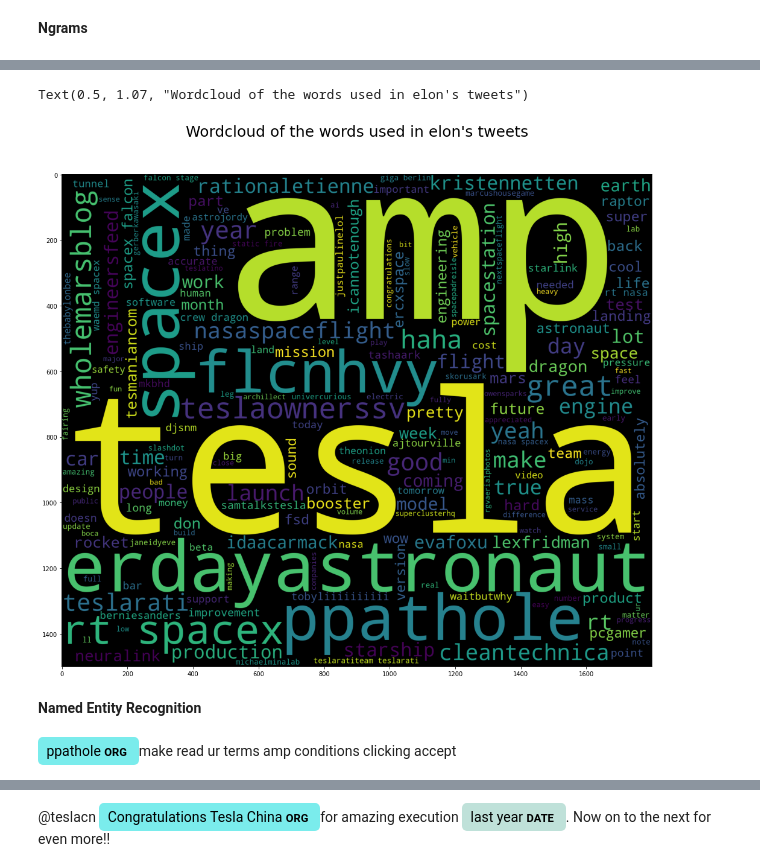
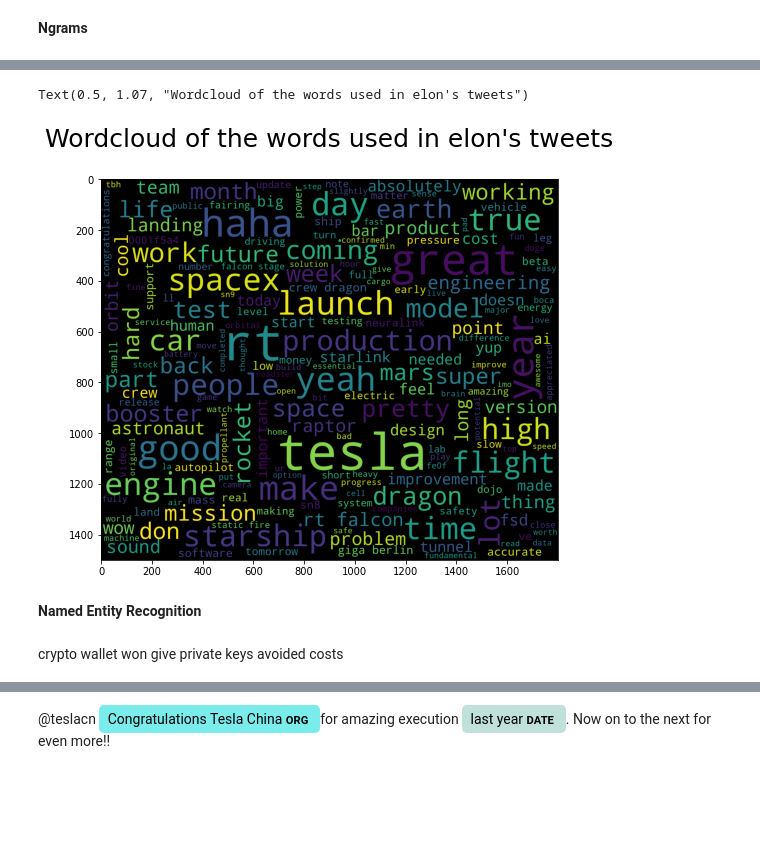
Before and after one commit to manasik29/Named-Entity-Recognition-Emotion-Mining-on-Apple-reviews, a Jupyter notebook: Sentimental_Analysis_on_Elon_Musk_Tweets.ipynb, the cells around one changed output, grey strips where cells are left out. Cells and saved outputs as stored; diff of their text form; code cells hidden in the pictures; blank space fills up the shorter version.

```diff
--- a/Sentimental_Analysis_on_Elon_Musk_Tweets.ipynb
+++ b/Sentimental_Analysis_on_Elon_Musk_Tweets.ipynb
@@ -115,0 +101,7 @@ Name: Text, Length: 1999, dtype: object
+# %%
+def thorough_clean(text):
+  text = re.sub('[^A-Za-z0-9]', ' ', text)
+  return(text)
+
+raw_tweets['Text'] = raw_tweets['Text'].apply(thorough_clean)
+raw_tweets
@@ -153,0 +160,2 @@ stop[0:10]
+# %%
+final_tweets = raw_tweets.copy()
@@ -154,3 +171,4 @@ stop[0:10]
 # %%
 #removing stopwords
-data['Text'] = data['Text'].apply(lambda x: " ".join(x for x in x.split() if x not in stop))
+
+final_tweets['Text'] = raw_tweets['Text'].apply(lambda x: " ".join(x for x in x.split() if x not in stop))
@@ -329,19 +347,19 @@ Text(0.5, 1.05, 'Most three words used together in tweets by elon')
 # %%
-string_Total = " ".join(data["Text"])
+string_Total = " ".join(final_tweets["Text"])
 # %%
 #wordcloud for entire corpus
-fig = plt.figure(figsize = (20,15))
+fig = plt.figure(figsize = (15,7))
 from wordcloud import WordCloud
 wordcloud_stw = WordCloud(
                 background_color= 'black',
                 width = 1800,
-                height = 1500
+                height = 1500, random_state = 10, max_font_size = 200
                 ).generate(string_Total)
 plt.imshow(wordcloud_stw)
 plt.title("Wordcloud of the words used in elon's tweets", y=1.07, fontsize=25)
 # %% [output]
 Text(0.5, 1.07, "Wordcloud of the words used in elon's tweets")
-[figure, old version]
+[figure, new version]
 # %% [markdown]
 **Named Entity Recognition**
 # %%
@@ -351,11 +369,11 @@ import spacy # language models
 ##Part Of Speech Tagging
 nlp = spacy.load('en_core_web_sm')
 
-one_block = data.Text.iloc[1995]
+one_block = final_tweets.Text.iloc[20]
 doc_block = nlp(one_block)
 spacy.displacy.render(doc_block, style='ent', jupyter=True)
 # %% [output]
-ppathole ORG make read ur terms amp conditions clicking accept
+crypto wallet won give private keys avoided costs
 # %%
 for token in doc_block[0:1999]:                                         #POS tagging for all the cleaned data
     print(token, token.pos_)
```
Also changed, not shown: parts of 52 cells of this notebook.
